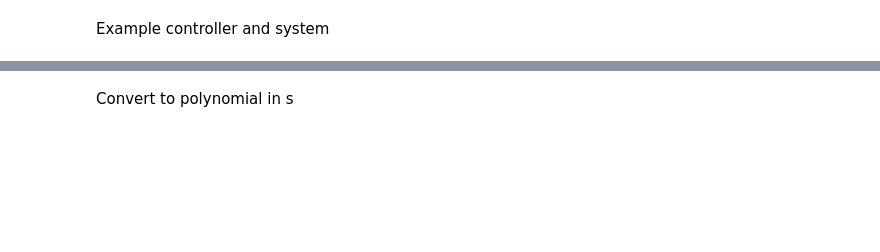
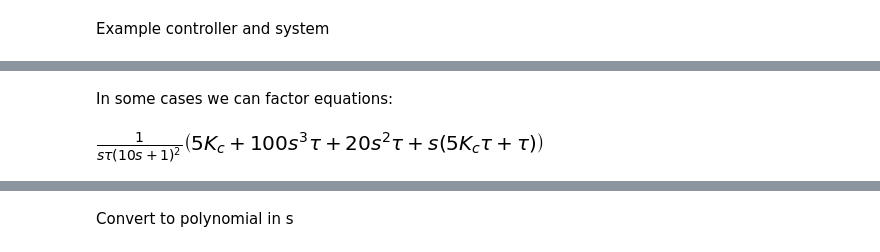
Before and after one commit to alchemyst/Dynamics-and-Control, a Jupyter notebook: 0_Getting_Started/Cheatsheet.ipynb, the cells around one changed output, grey strips where cells are left out. Drawn from its saved outputs; the diff is of its cells as text; code cells hidden in the pictures; blank space fills up the shorter version.

```diff
--- a/0_Getting_Started/Cheatsheet.ipynb
+++ b/0_Getting_Started/Cheatsheet.ipynb
@@ -49,0 +66,6 @@ chareq *= sympy.denom(chareq.together())
+# %% [markdown]
+In some cases we can factor equations:
+# %%
+chareq.factor(s)
+# %% [output]
+[figure, added]
```
Also changed, not shown: parts of 36 cells of this notebook.
